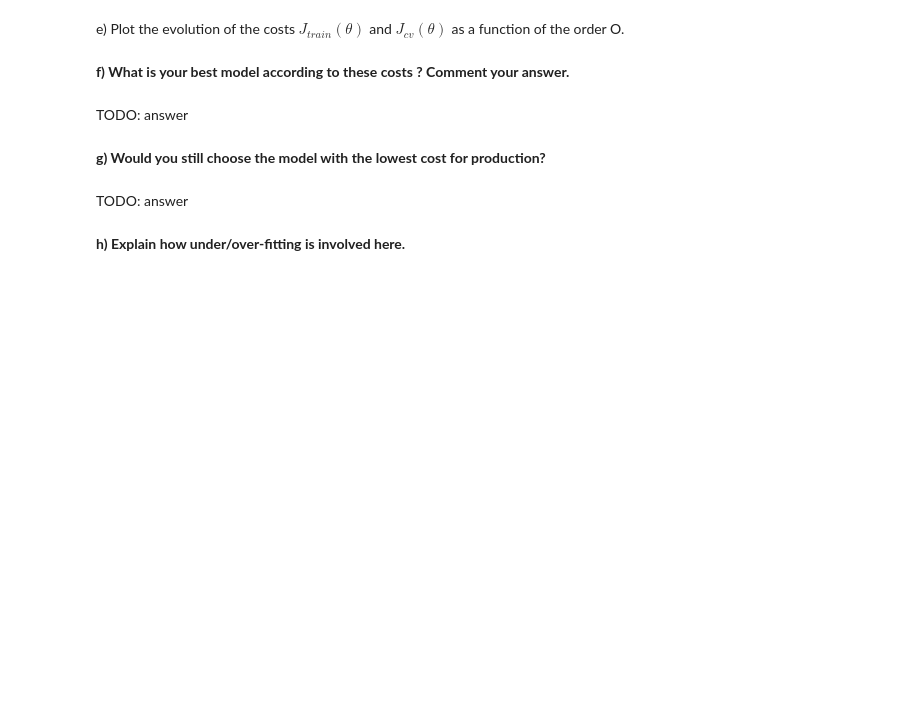
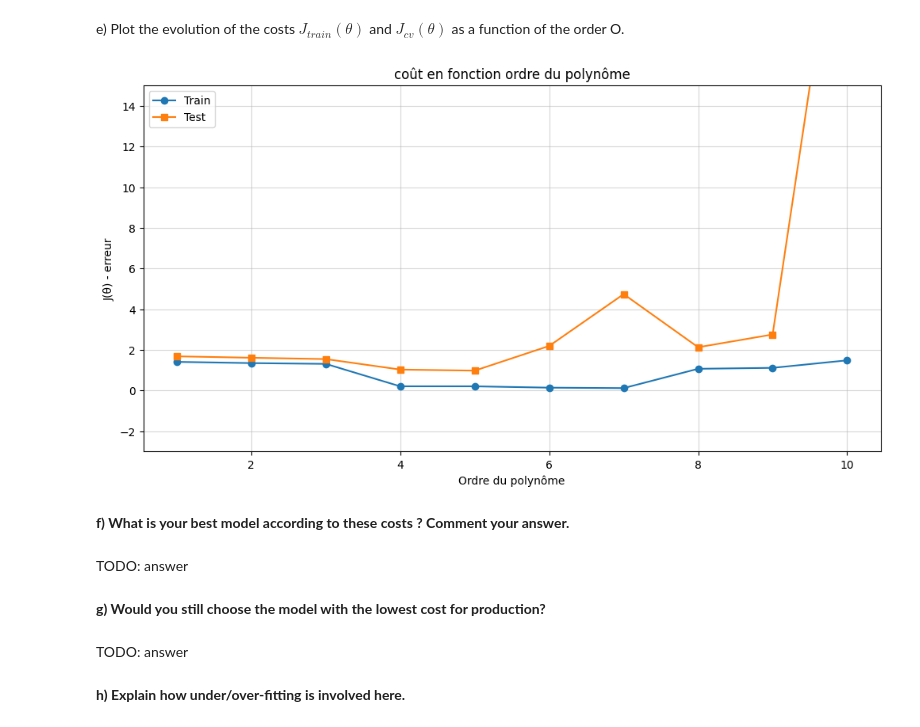
Before and after one commit to pleopleo6/FTP__ML, a Jupyter notebook: ML-PW-05-pellandini-gervasio-jaquet/ex3-overfitting/ex3-overfitting-pellandini-gervasio-jaquet.ipynb, the cells around one changed output. Drawn from its saved outputs; the diff is of its cells as text; code cells hidden in the pictures; blank space fills up the shorter version.

```diff
--- a/ML-PW-05-pellandini-gervasio-jaquet/ex3-overfitting/ex3-overfitting-pellandini-gervasio-jaquet.ipynb
+++ b/ML-PW-05-pellandini-gervasio-jaquet/ex3-overfitting/ex3-overfitting-pellandini-gervasio-jaquet.ipynb
@@ -80,14 +143,24 @@ e) Plot the evolution of the costs
 $J_{train}(θ)$ and $J_{cv}(θ)$
 as a function of the order O.
 # %%
+# step = 1
+x_order = np.arange(1, 11, 1)
+
 plt.figure(figsize=(12,6))
 plt.grid(alpha=0.5)
-plt.plot(train_cost_curve)
-plt.plot(test_cost_curve)
+plt.plot(x_order, train_cost_curve, marker='o')
+plt.plot(x_order, test_cost_curve, marker='s')
 plt.ylim(-3, 15)
-plt.legend(['train', 'test']);
 
-# TODO: or adapt to your own method of costs computation
+
+plt.title("coût en fonction ordre du polynôme")
+plt.xlabel("Ordre du polynôme")
+plt.ylabel("J(θ) - erreur")
+
+plt.legend(['Train', 'Test'])
+plt.show()
+# %% [output]
+[figure, added]
 # %% [markdown]
 **f) What is your best model according to these costs ? Comment your answer.**
 # %% [markdown]
```
Also changed, not shown: parts of 5 cells of this notebook.
